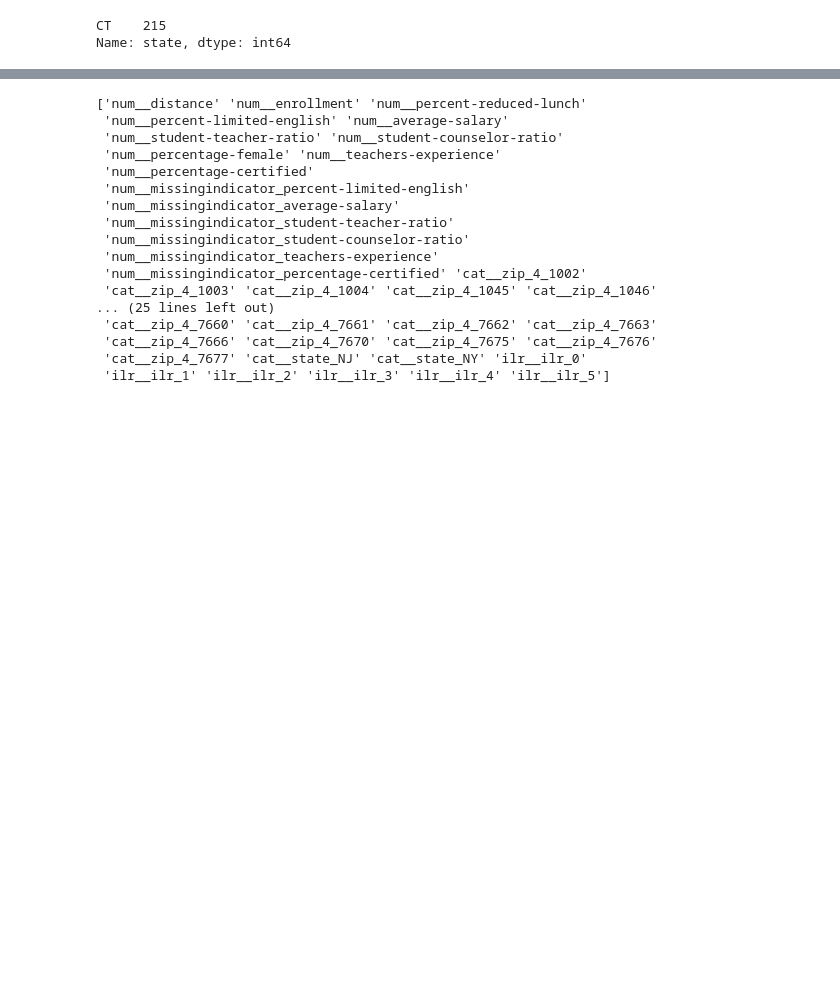
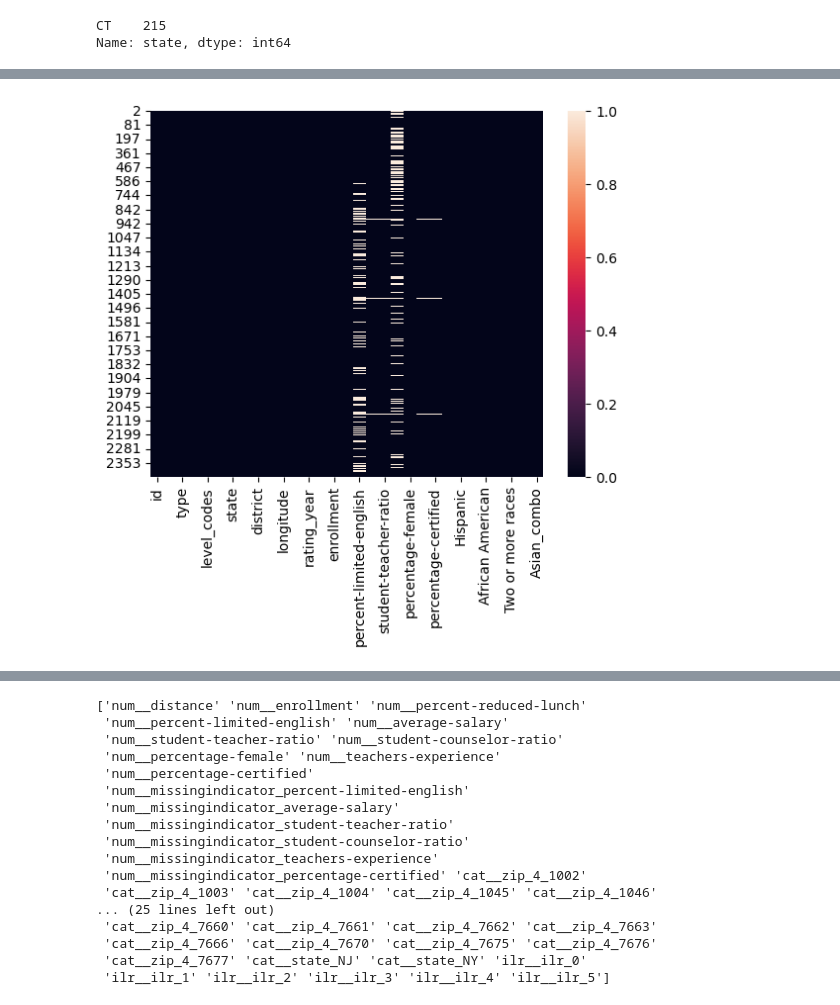
Before and after one commit to LittleBiggler/GreatSchools, a Jupyter notebook: GreatSchools-2025.ipynb, the cells around one changed output, grey strips where cells are left out. Cells and saved outputs as stored; diff of their text form; code cells hidden in the pictures; blank space fills up the shorter version.

```diff
--- a/GreatSchools-2025.ipynb
+++ b/GreatSchools-2025.ipynb
@@ -442,0 +448,6 @@ Index(['id', 'name', 'type', 'level', 'level_codes', 'city', 'state',
+# %%
+# check missingness again
+sns.heatmap(df_rating.isnull())
+plt.show()
+# %% [output]
+[figure, added]
```
Also changed, not shown: parts of 40 cells of this notebook.
